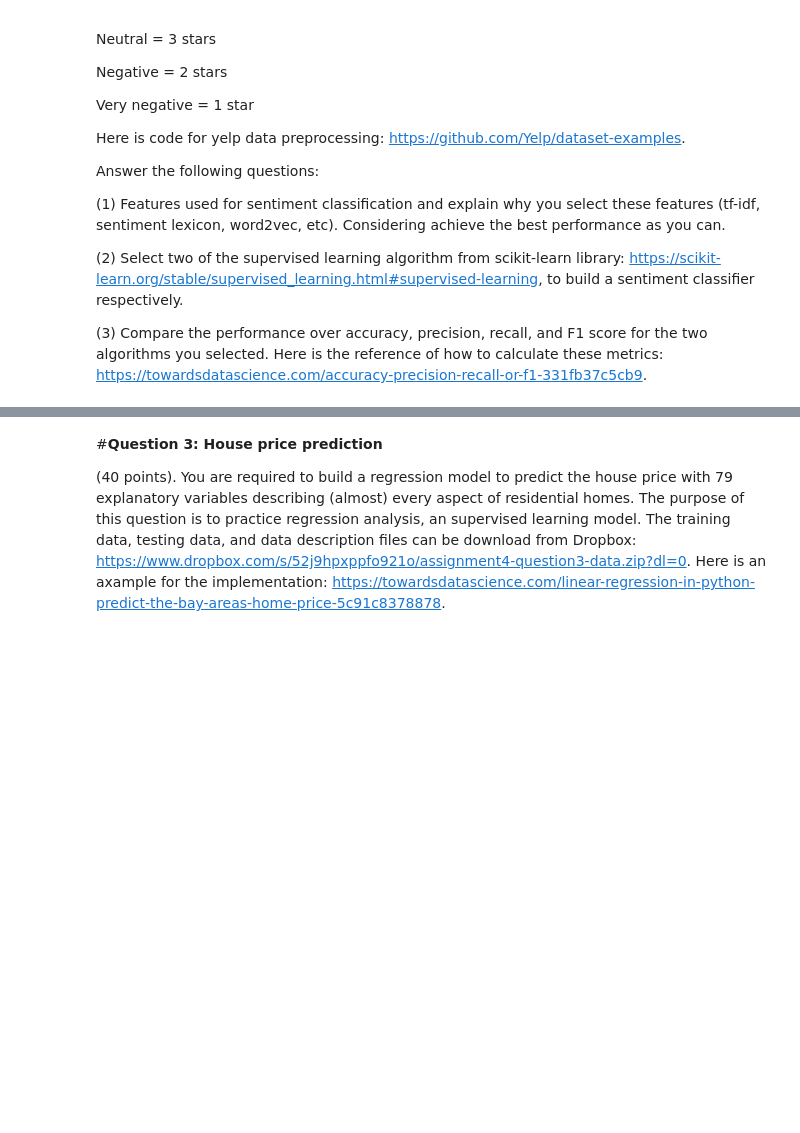
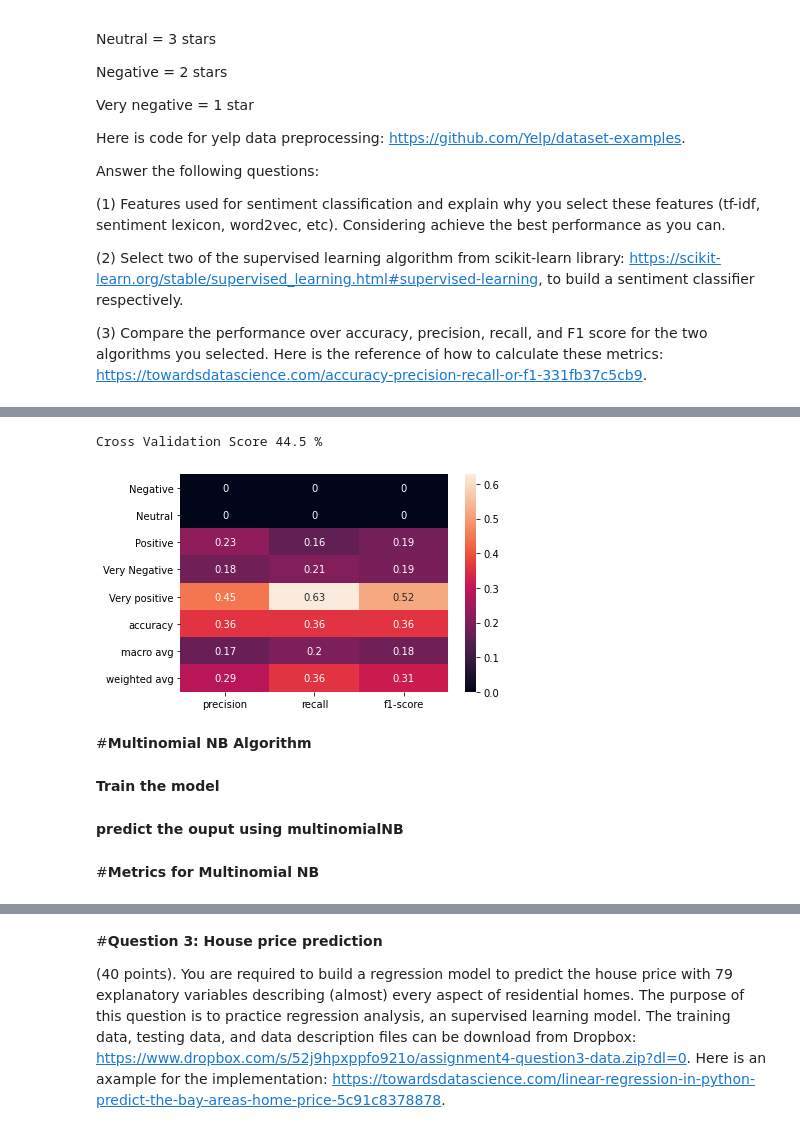
Before and after one commit to rajitakolla/computational_methods, a Jupyter notebook: Assignment04.ipynb, the cells around one changed output, grey strips where cells are left out. Saved outputs shown, nothing was run; the diff lists cells and outputs as text; code cells hidden in the pictures; blank space fills up the shorter version.

```diff
--- a/Assignment04.ipynb
+++ b/Assignment04.ipynb
@@ -404,0 +470,3 @@ Answer the following questions:
+# %%
+from sklearn.model_selection import train_test_split,cross_val_score,KFold
+x_train, x_test, y_train, y_test = train_test_split(tf_idf_df, required_df['sentiments'].head(1000).values,test_size=0.2)
@@ -404,0 +477,4 @@ Answer the following questions:
+# %%
+
+from sklearn.svm import LinearSVC
+linearSVC = LinearSVC()
@@ -404,0 +483,2 @@ Answer the following questions:
+# %%
+linearSVC_model = linearSVC.fit(x_train,y_train)
@@ -404,0 +487,2 @@ Answer the following questions:
+# %%
+y_op_linearSVC = linearSVC_model.predict(x_test)
@@ -404,0 +531,11 @@ Answer the following questions:
+# %%
+cross_val_score_computation(linearSVC_model,x_test,y_test)
+# %% [output]
+Cross Validation Score 44.5 %
+# %%
+#visualize the metrics
+visualizer(classification_report(y_test,y_op_linearSVC,output_dict=True))
+# %% [output]
+[figure, added]
+# %% [markdown]
+#**Multinomial NB Algorithm**
@@ -404,0 +545,2 @@ Answer the following questions:
+# %% [markdown]
+**Train the model**
@@ -404,0 +549,2 @@ Answer the following questions:
+# %% [markdown]
+**predict the ouput using multinomialNB**
@@ -404,0 +553,2 @@ Answer the following questions:
+# %% [markdown]
+#**Metrics for Multinomial NB**
```
Also changed, not shown: parts of 24 cells of this notebook.
